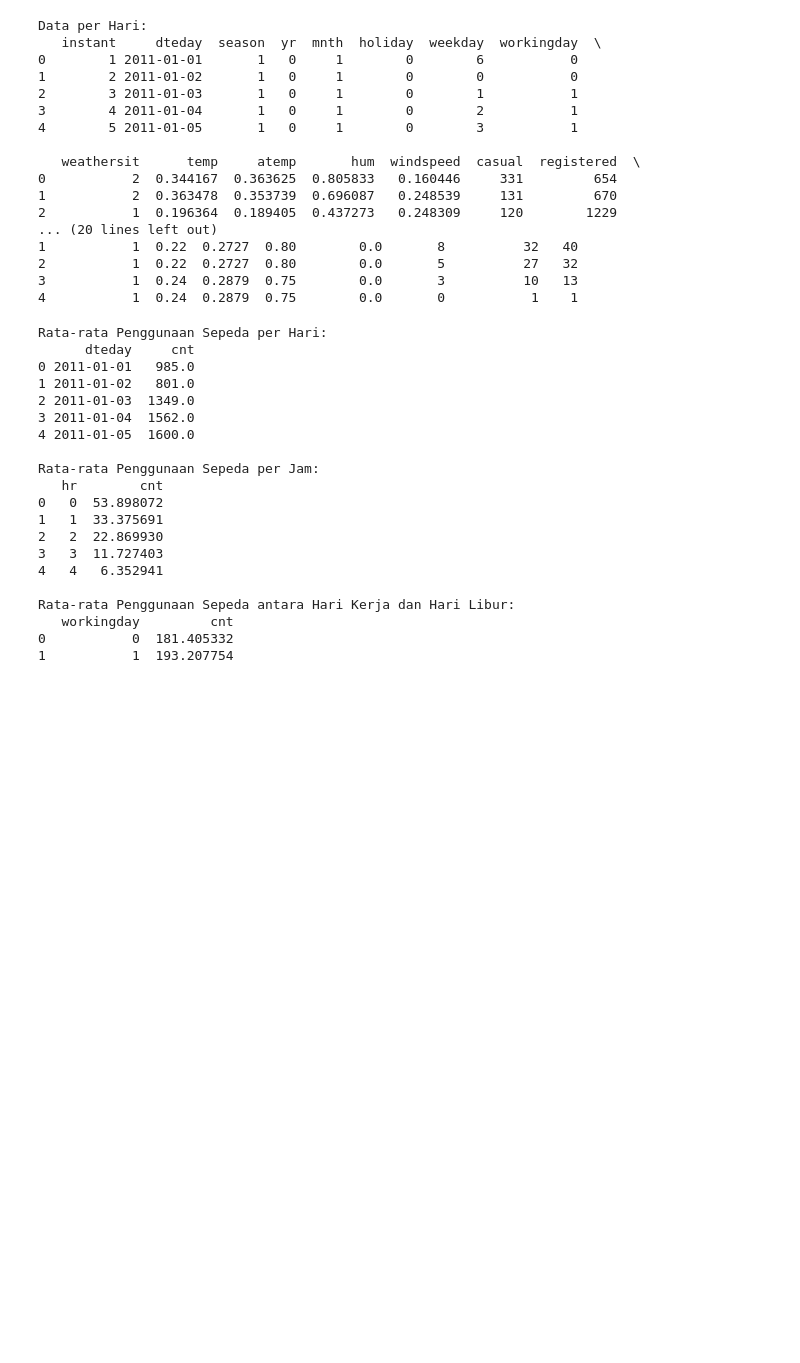
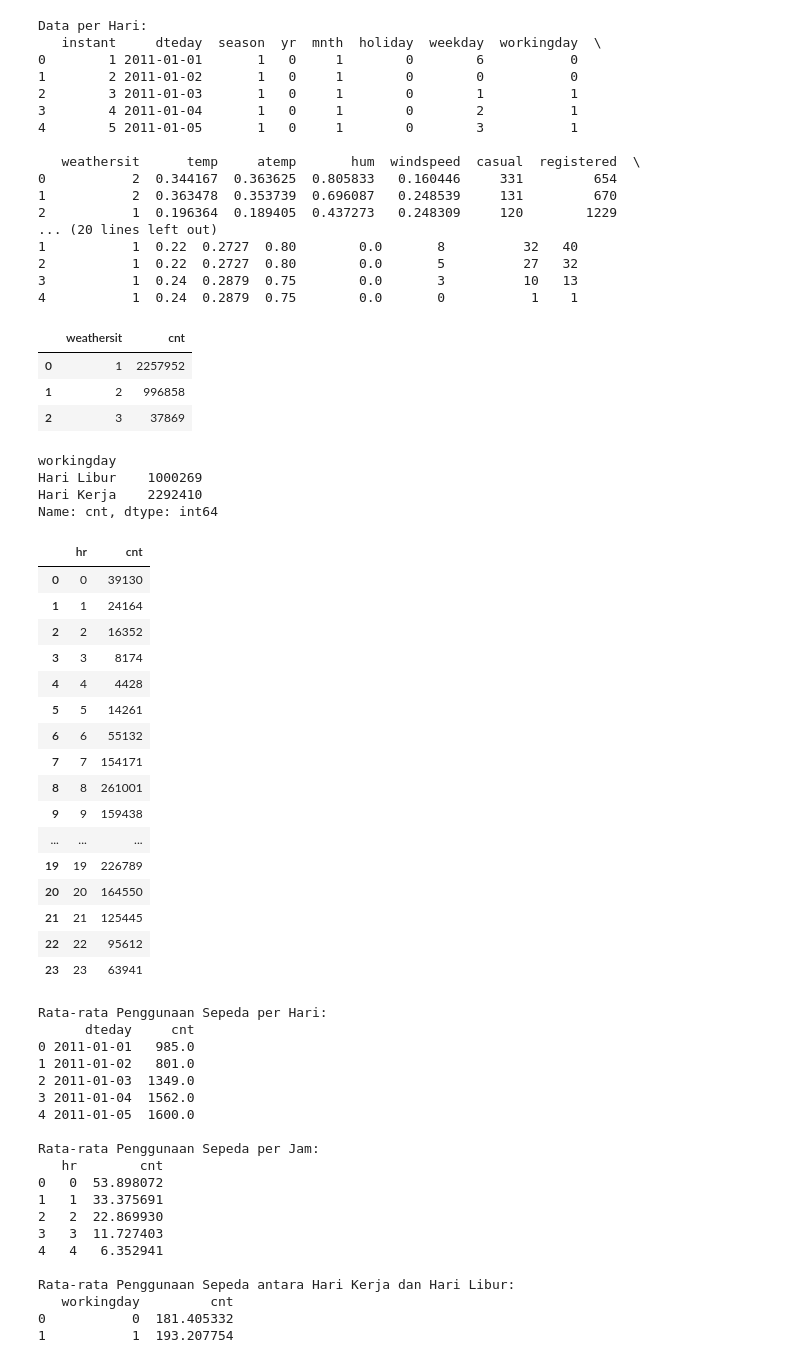
Before and after one commit to ShotZ9/Submission-Proyek-Analisis-Data, a Jupyter notebook: Proyek_Analisis_Data.ipynb, the cells around one changed output. Cells and saved outputs as stored; diff of their text form; code cells hidden in the pictures; blank space fills up the shorter version.

```diff
--- a/Proyek_Analisis_Data.ipynb
+++ b/Proyek_Analisis_Data.ipynb
@@ -146,6 +180,48 @@ Data per Hari:
 2           1  0.22  0.2727  0.80        0.0       5          27   32
 3           1  0.24  0.2879  0.75        0.0       3          10   13
 4           1  0.24  0.2879  0.75        0.0       0           1    1
+# %%
+day_data.groupby(by='weathersit').agg({
+    'cnt' : 'sum'
+}).reset_index()
+# %% [output]
+|  | weathersit | cnt |
+| 0 | 1 | 2257952 |
+| 1 | 2 | 996858 |
+| 2 | 3 | 37869 |
+# %%
+day_data['workingday'] = day_data['workingday'].map({
+    0: "Hari Libur",
+    1: "Hari Kerja"
+})
+day_data.groupby(by='workingday')['cnt'].sum().sort_values()
+# %% [output]
+workingday
+Hari Libur    1000269
+Hari Kerja    2292410
+Name: cnt, dtype: int64
+# %%
+hour_data.groupby(by='hr').agg({
+    'cnt' : 'sum'
+}).reset_index()
+# %% [output]
+|  | hr | cnt |
+| 0 | 0 | 39130 |
+| 1 | 1 | 24164 |
+| 2 | 2 | 16352 |
+| 3 | 3 | 8174 |
+| 4 | 4 | 4428 |
+| 5 | 5 | 14261 |
+| 6 | 6 | 55132 |
+| 7 | 7 | 154171 |
+| 8 | 8 | 261001 |
+| 9 | 9 | 159438 |
+| ... | ... | ... |
+| 19 | 19 | 226789 |
+| 20 | 20 | 164550 |
+| 21 | 21 | 125445 |
+| 22 | 22 | 95612 |
+| 23 | 23 | 63941 |
 # %%
 # Rata-rata penggunaan sepeda per hari
 daily_avg = day_data.groupby('dteday')['cnt'].mean().reset_index()
```
Also changed, not shown: parts of 6 cells of this notebook.
